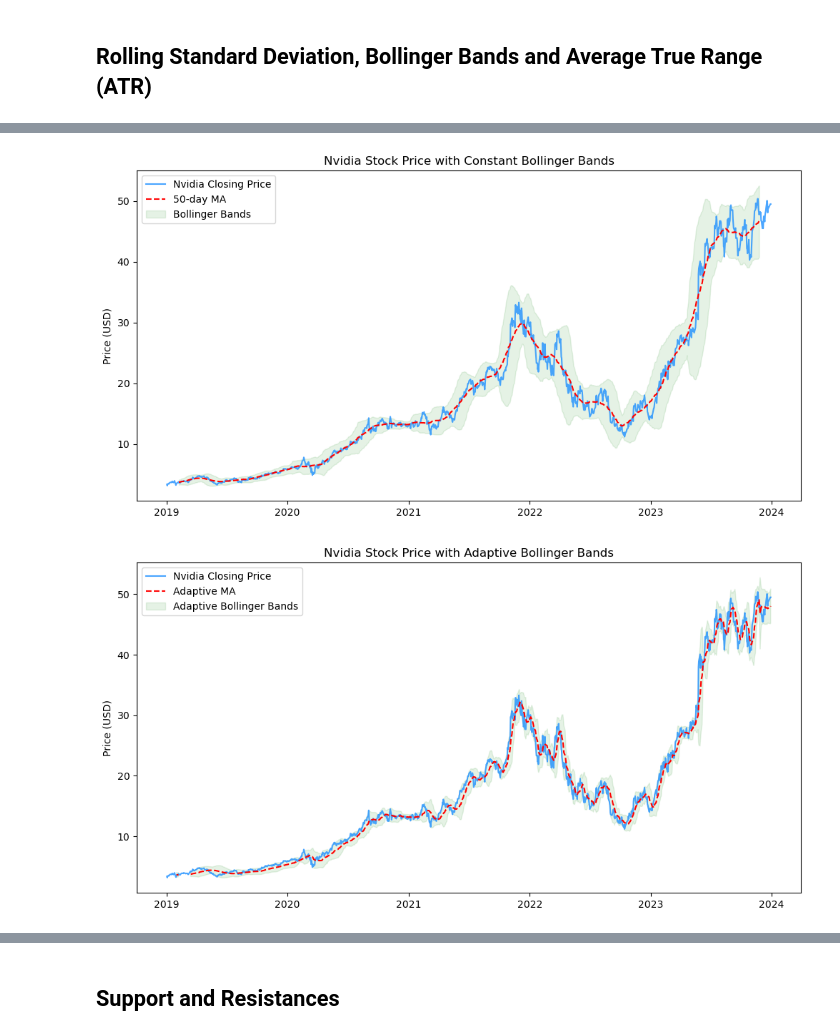
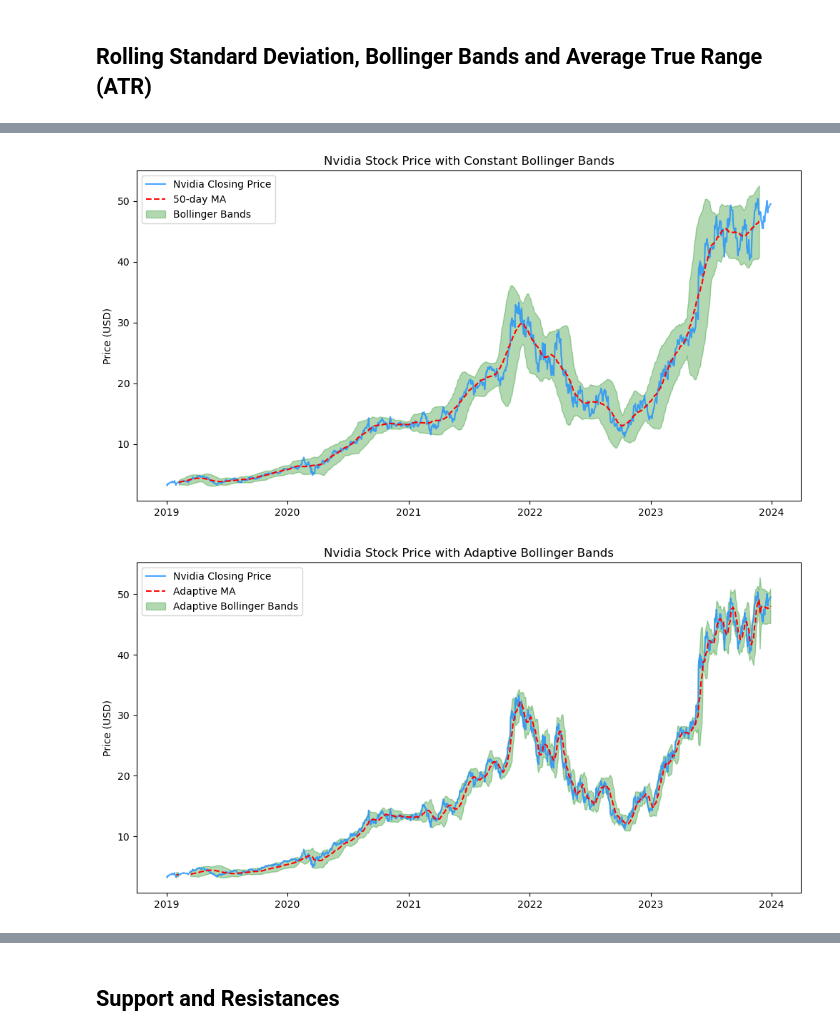
Before and after one commit to EValentino96/Projects, a Jupyter notebook: FinanceProject/NvidiaStockPrediction.ipynb, the cells around one changed output, grey strips where cells are left out. Cells and saved outputs as stored; diff of their text form; code cells hidden in the pictures.

```diff
--- a/FinanceProject/NvidiaStockPrediction.ipynb
+++ b/FinanceProject/NvidiaStockPrediction.ipynb
@@ -36,6 +37,11 @@ ticker = "NVDA"
 # Fetch historical stock data from Yahoo Finance
 nvda = yf.download(ticker, start="2019-01-01", end="2024-01-01")
 
+# Flatten MultiIndex Columns, we don't need the "ticker" since we're only working with 1 stock
+nvda.columns = nvda.columns.get_level_values(0)  # Keep only the first level
+nvda.columns.name = None  # Remove the 'Price' name from columns
+nvda = nvda.reset_index()  # Moves 'Date' from index to a normal column
+
 # Display first few rows
 nvda.head()
 # %% [output]
@@ -363,35 +326,33 @@ nvda["Adaptive_Lower_BB"] = pd.to_numeric(nvda["Adaptive_Lower_BB"], errors="coe
 # %%
 # Plotting Price with Bollinger Bands
 fig, ax1 = plt.subplots(figsize=(12,6))
 
 # Price & Bollinger Bands
-ax1.plot(nvda.index, nvda["Close"], label="Nvidia Closing Price", color="dodgerblue", alpha=0.8)
-ax1.plot(nvda.index, nvda[f"MA_{window_bb}"], label=f"{window_bb}-day MA", color="red", linestyle="--")
-ax1.fill_between(nvda.index, nvda["Upper_BB"], nvda["Lower_BB"], color="green", alpha=0.1, label="Bollinger Bands")
+ax1.plot(nvda["Date"], nvda["Close"], label="Nvidia Closing Price", color="dodgerblue", alpha=0.8)
+ax1.plot(nvda["Date"], nvda[f"MA_{window_bb}"], label=f"{window_bb}-day MA", color="red", linestyle="--")
+ax1.fill_between(nvda["Date"], nvda["Upper_BB"], nvda["Lower_BB"], color="green", alpha=0.3, label="Bollinger Bands")
 
 ax1.set_ylabel("Price (USD)", color="black")
 ax1.tick_params(axis='y', labelcolor="black")
 ax1.legend(loc="upper left")
-
 plt.title("Nvidia Stock Price with Constant Bollinger Bands")
 plt.show()
 
 fig, ax2 = plt.subplots(figsize=(12,6))
 
 # Price & Bollinger Bands
-ax2.plot(nvda.index, nvda["Close"], label="Nvidia Closing Price", color="dodgerblue", alpha=0.8)
-ax2.plot(nvda.index, nvda["Adaptive_MA"], label="Adaptive MA", color="red", linestyle="--")
-ax2.fill_between(nvda.index, nvda["Adaptive_Upper_BB"], nvda["Adaptive_Lower_BB"], color="green", alpha=0.1, label="Adaptive Bollinger Bands")
+ax2.plot(nvda["Date"], nvda["Close"], label="Nvidia Closing Price", color="dodgerblue", alpha=0.8)
+ax2.plot(nvda["Date"], nvda["Adaptive_MA"], label="Adaptive MA", color="red", linestyle="--")
+ax2.fill_between(nvda["Date"], nvda["Adaptive_Upper_BB"], nvda["Adaptive_Lower_BB"], color="green", alpha=0.3, label="Adaptive Bollinger Bands")
 
 ax2.set_ylabel("Price (USD)", color="black")
 ax2.tick_params(axis='y', labelcolor="black")
 ax2.legend(loc="upper left")
-
 plt.title("Nvidia Stock Price with Adaptive Bollinger Bands")
 plt.show()
 # %% [output]
-[figure, old version]
+[figure, new version]
-[figure, old version]
+[figure, new version]
 # %% [markdown]
 ### Thoughts
 
```
Also changed, not shown: parts of 22 cells of this notebook.
